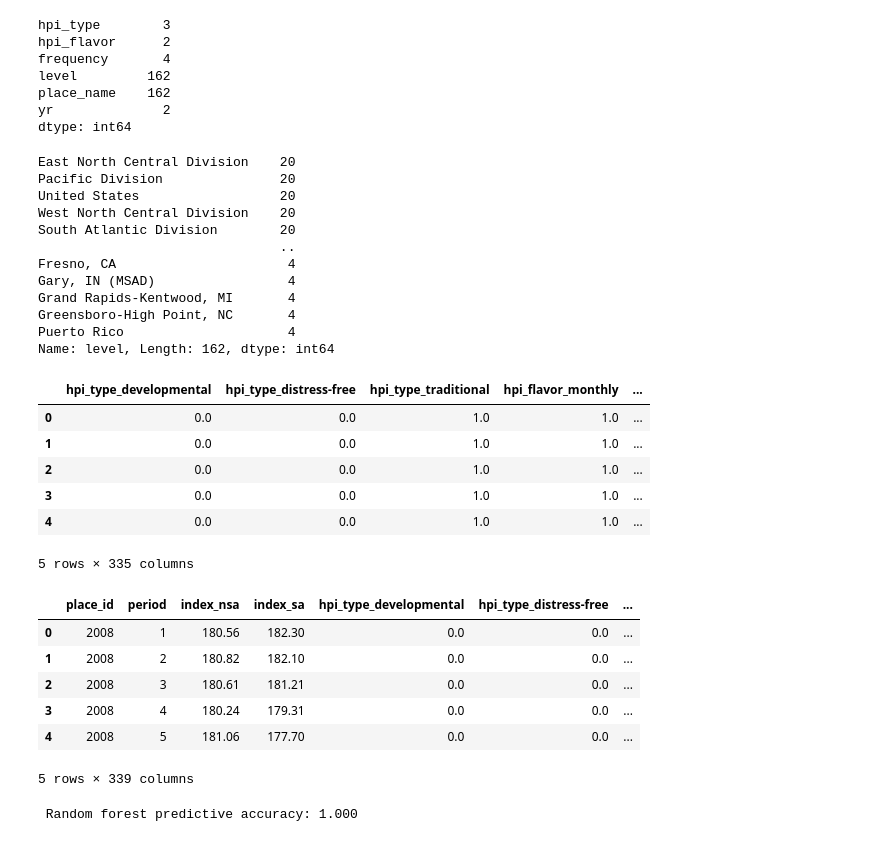
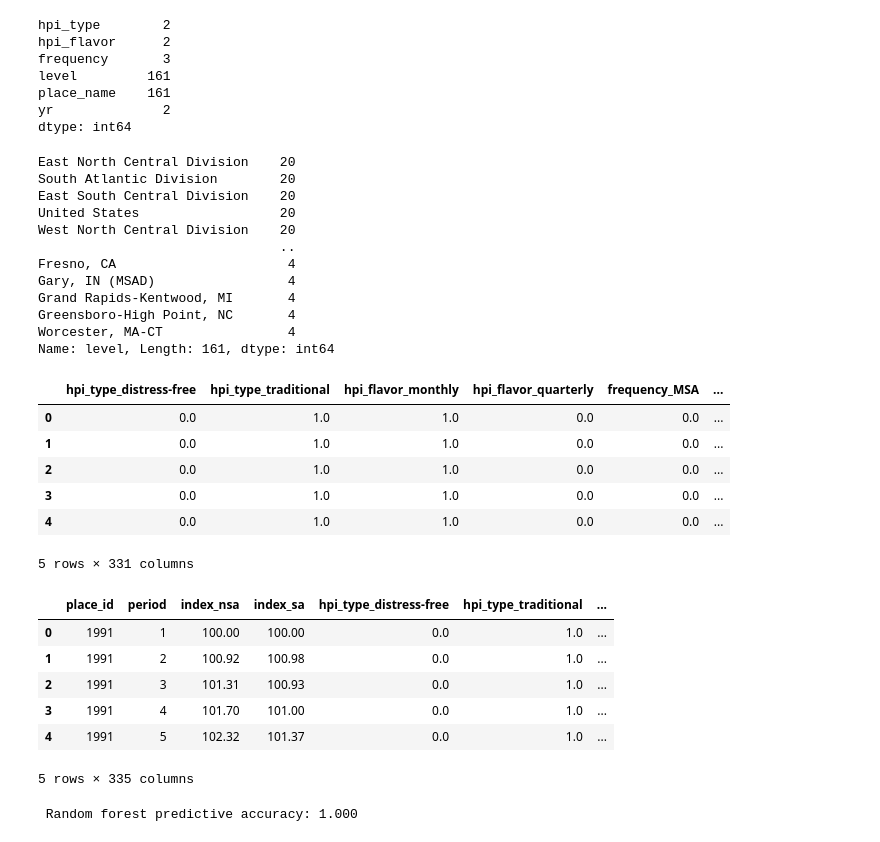
Before and after one commit to Retica/Final_Project, a Jupyter notebook: Machine Learning/RandomForest_1991.ipynb, the cells around one changed output. Cells and saved outputs as stored; diff of their text form; code cells hidden in the pictures.

```diff
--- a/Machine Learning/RandomForest_1991.ipynb
+++ b/Machine Learning/RandomForest_1991.ipynb
@@ -9,7 +9,7 @@ import pandas as pd
 import tensorflow as tf
 
 # Import our input dataset
-df_2008 = pd.read_csv('../data_csv/clean_1991_df.csv')
-df_2008.head()
+df_1991 = pd.read_csv('../data_csv/clean_1991_df.csv')
+df_1991.head()
 # %% [output]
 |  | Unnamed: 0 | hpi_type | hpi_flavor | frequency | level | place_name | place_id | yr | period | ... |
@@ -37,11 +37,11 @@ cat_1991 = df_1991.dtypes[df_1991.dtypes == "object"].index.tolist()
 # Check the number of unique values in each column
 df_1991[cat_1991].nunique()
 # %% [output]
-hpi_type        3
+hpi_type        2
 hpi_flavor      2
-frequency       4
-level         162
-place_name    162
+frequency       3
+level         161
+place_name    161
 yr              2
 dtype: int64
 # %%
@@ -50,17 +50,17 @@ dtype: int64
 df_1991.level.value_counts()
 # %% [output]
 East North Central Division    20
-Pacific Division               20
+South Atlantic Division        20
+East South Central Division    20
 United States                  20
 West North Central Division    20
-South Atlantic Division        20
                                ..
 Fresno, CA                      4
 Gary, IN (MSAD)                 4
 Grand Rapids-Kentwood, MI       4
 Greensboro-High Point, NC       4
-Puerto Rico                     4
-Name: level, Length: 162, dtype: int64
+Worcester, MA-CT                4
+Name: level, Length: 161, dtype: int64
 # %%
 #there are a substantial number of datapoints. leave it alone no need to bucket
 # Create a OneHotEncoder instance
@@ -73,26 +73,26 @@ encode_df = pd.DataFrame(enc.fit_transform(df_1991[cat_1991]))
 encode_df.columns = enc.get_feature_names(cat_1991)
 encode_df.head()
 # %% [output]
-|  | hpi_type_developmental | hpi_type_distress-free | hpi_type_traditional | hpi_flavor_monthly | ... |
-| 0 | 0.0 | 0.0 | 1.0 | 1.0 | ... |
-| 1 | 0.0 | 0.0 | 1.0 | 1.0 | ... |
-| 2 | 0.0 | 0.0 | 1.0 | 1.0 | ... |
-| 3 | 0.0 | 0.0 | 1.0 | 1.0 | ... |
-| 4 | 0.0 | 0.0 | 1.0 | 1.0 | ... |
+|  | hpi_type_distress-free | hpi_type_traditional | hpi_flavor_monthly | hpi_flavor_quarterly | frequency_MSA | ... |
+| 0 | 0.0 | 1.0 | 1.0 | 0.0 | 0.0 | ... |
+| 1 | 0.0 | 1.0 | 1.0 | 0.0 | 0.0 | ... |
+| 2 | 0.0 | 1.0 | 1.0 | 0.0 | 0.0 | ... |
+| 3 | 0.0 | 1.0 | 1.0 | 0.0 | 0.0 | ... |
+| 4 | 0.0 | 1.0 | 1.0 | 0.0 | 0.0 | ... |
-5 rows × 335 columns
+5 rows × 331 columns
 # %%
 # Merge one-hot encoded features and drop the originals
-df_1991 = df_2008.merge(encode_df,left_index=True, right_index=True)
-df_1991 = df_2008.drop(cat_1991,1)
+df_1991 = df_1991.merge(encode_df,left_index=True, right_index=True)
+df_1991 = df_1991.drop(cat_1991,1)
 df_1991.head()
 # %% [output]
-|  | place_id | period | index_nsa | index_sa | hpi_type_developmental | hpi_type_distress-free | ... |
-| 0 | 2008 | 1 | 180.56 | 182.30 | 0.0 | 0.0 | ... |
-| 1 | 2008 | 2 | 180.82 | 182.10 | 0.0 | 0.0 | ... |
-| 2 | 2008 | 3 | 180.61 | 181.21 | 0.0 | 0.0 | ... |
-| 3 | 2008 | 4 | 180.24 | 179.31 | 0.0 | 0.0 | ... |
-| 4 | 2008 | 5 | 181.06 | 177.70 | 0.0 | 0.0 | ... |
+|  | place_id | period | index_nsa | index_sa | hpi_type_distress-free | hpi_type_traditional | ... |
+| 0 | 1991 | 1 | 100.00 | 100.00 | 0.0 | 1.0 | ... |
+| 1 | 1991 | 2 | 100.92 | 100.98 | 0.0 | 1.0 | ... |
+| 2 | 1991 | 3 | 101.31 | 100.93 | 0.0 | 1.0 | ... |
+| 3 | 1991 | 4 | 101.70 | 101.00 | 0.0 | 1.0 | ... |
+| 4 | 1991 | 5 | 102.32 | 101.37 | 0.0 | 1.0 | ... |
-5 rows × 339 columns
+5 rows × 335 columns
 # %%
 # Remove loan status target from features data
 y = df_1991.hpi_type_traditional
```
Also changed, not shown: parts of 3 cells of this notebook.
